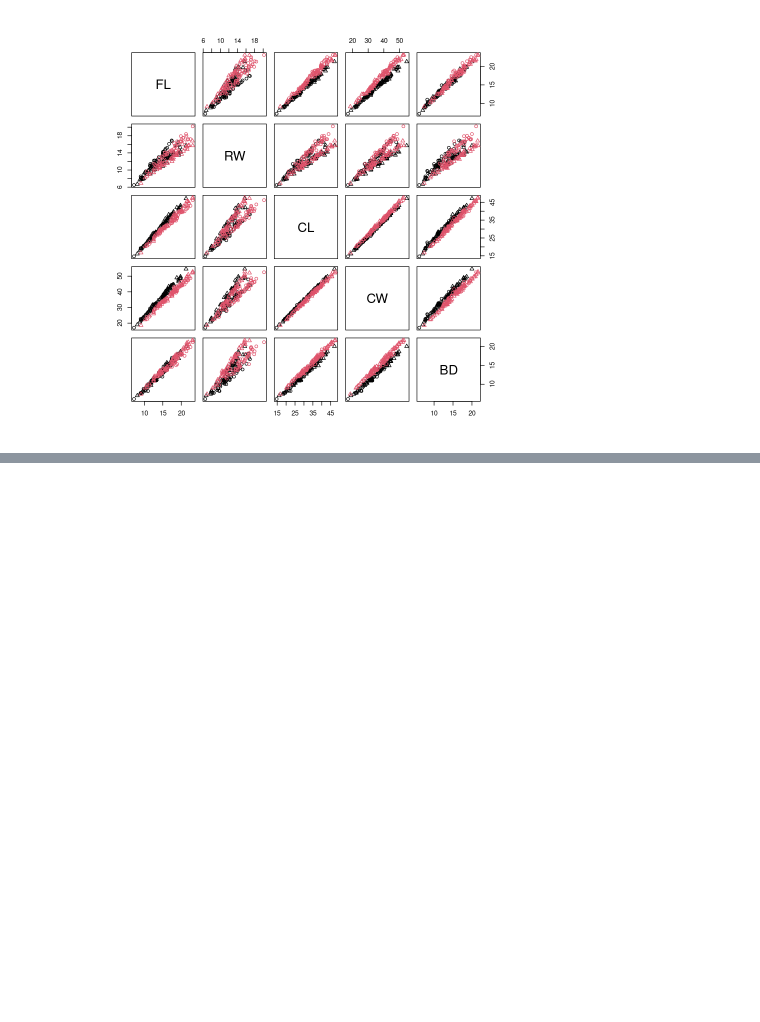
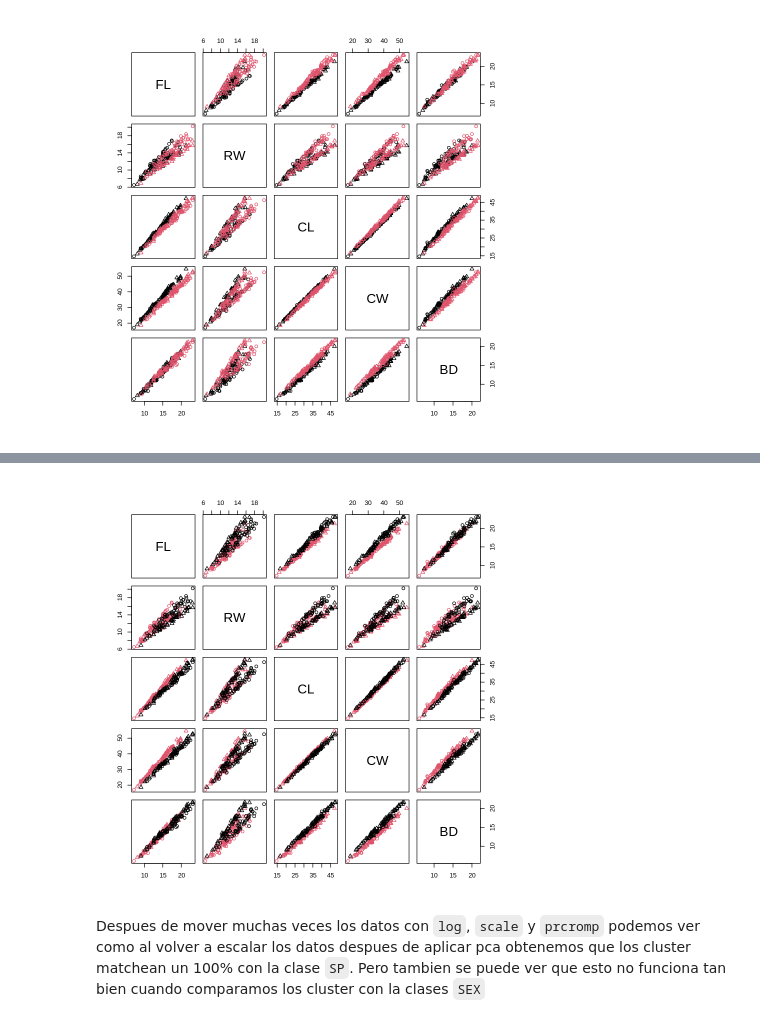
Before and after one commit to BMarelli/Facultad-LCC, a Jupyter notebook: 5-Año/TMD/TP3/main.ipynb, the cells around one changed output, grey strips where cells are left out. Cells and saved outputs as stored; diff of their text form; code cells hidden in the pictures; blank space fills up the shorter version.

```diff
--- a/5-Año/TMD/TP3/main.ipynb
+++ b/5-Año/TMD/TP3/main.ipynb
@@ -37,0 +42,12 @@ Cumulative Proportion  0.9578 0.98810 0.99743 0.99966 1.00000
+# %%
+datos = crabs[,4:8]
+datos.log = log(datos)
+datos.log.scaled = scale(datos.log)
+datos.log.scaled.pca = prcomp(datos.log.scaled)
+datos.log.scaled.pca.scaled = scale(datos.log.scaled.pca$x)
+# %%
+km.cc = kmeans(datos, 2, nstart=25)
+km.cc.log = kmeans(datos.log, 2, nstart=25)
+km.cc.log.scaled = kmeans(datos.log.scaled, 2, nstart=25)
+km.cc.log.scaled.pca = kmeans(datos.log.scaled.pca$x, 2, nstart=25)
+km.cc.log.scaled.pca.scaled = kmeans(datos.log.scaled.pca.scaled, 2, nstart=25)
@@ -37,0 +102,6 @@ Cumulative Proportion  0.9578 0.98810 0.99743 0.99966 1.00000
+# %%
+plot(datos,col=km.cc.log.scaled.pca.scaled$cluster,pch=as.numeric(crabs[,2]))
+# %% [output]
+[figure, added]
+# %% [markdown]
+Despues de mover muchas veces los datos con `log`, `scale` y `prcromp` podemos ver como al volver a escalar los datos despues de aplicar pca obtenemos que los cluster matchean un 100% con la clase `SP`. Pero tambien se puede ver que esto no funciona tan bien cuando comparamos los cluster con la clases `SEX`
```
Also changed, not shown: parts of 35 cells of this notebook, 1 other file.
